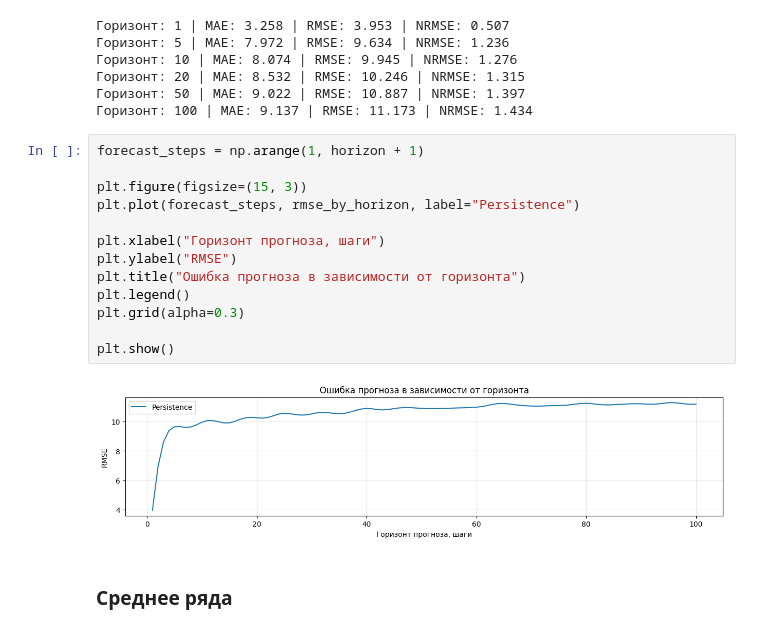
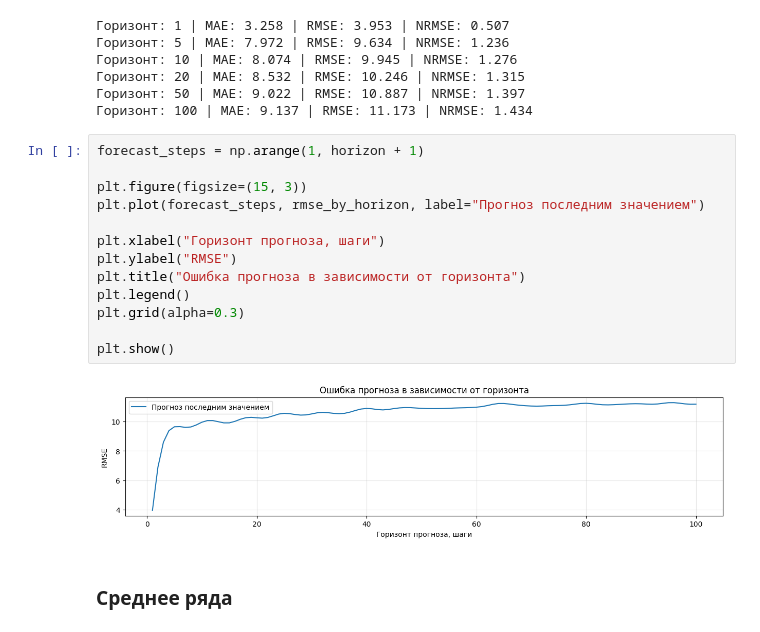
Before and after one commit to Poligonchik/Chaotic-Time-Series-Prediction, a Jupyter notebook: base.ipynb, the cells around one changed output. Drawn from its saved outputs; the diff is of its cells as text.

```diff
--- a/base.ipynb
+++ b/base.ipynb
@@ -147,18 +147,18 @@ for h in [1, 5, 10, 20, 50, 100]:
 # %%
 forecast_steps = np.arange(1, horizon + 1)
 
 plt.figure(figsize=(15, 3))
-plt.plot(forecast_steps, rmse_by_horizon, label="Persistence")
+plt.plot(forecast_steps, rmse_by_horizon, label="Прогноз последним значением")
 
 plt.xlabel("Горизонт прогноза, шаги")
 plt.ylabel("RMSE")
 plt.title("Ошибка прогноза в зависимости от горизонта")
 plt.legend()
 plt.grid(alpha=0.3)
 
 plt.show()
 # %% [output]
-[figure, old version]
+[figure, new version]
 # %% [markdown]
 ### Среднее ряда
 # %%
```
Also changed, not shown: parts of 1 cell of this notebook.
